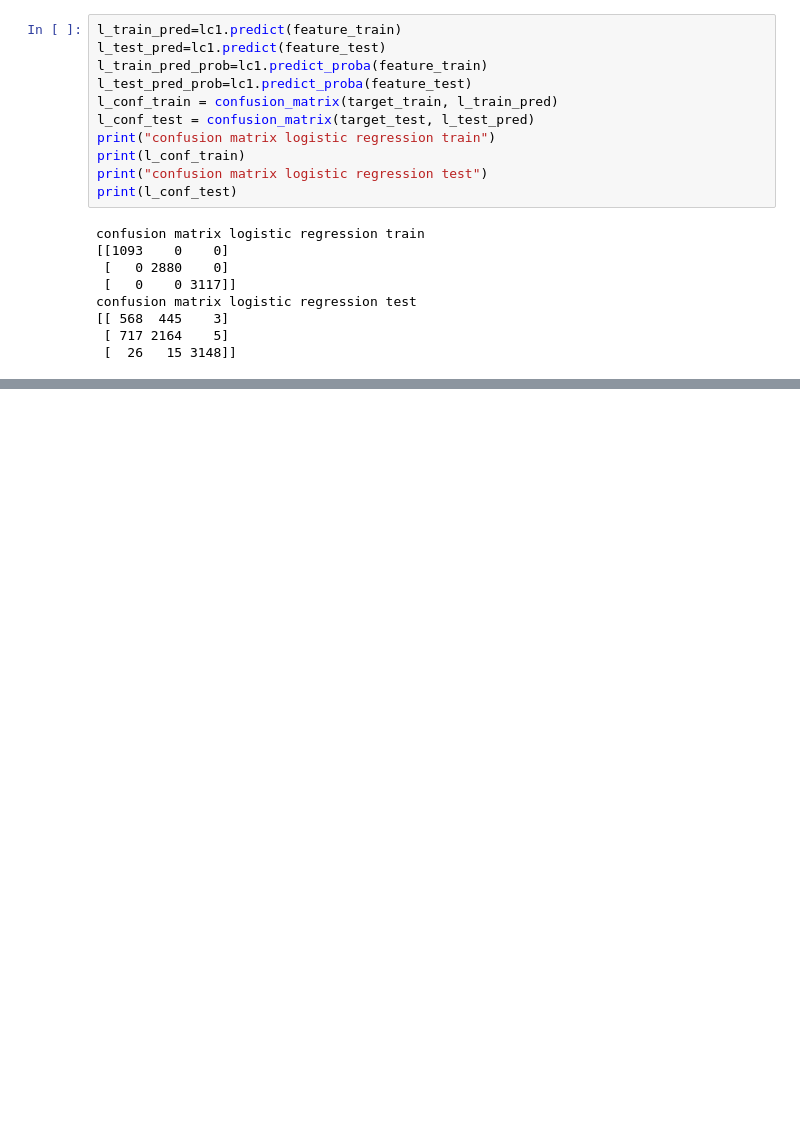
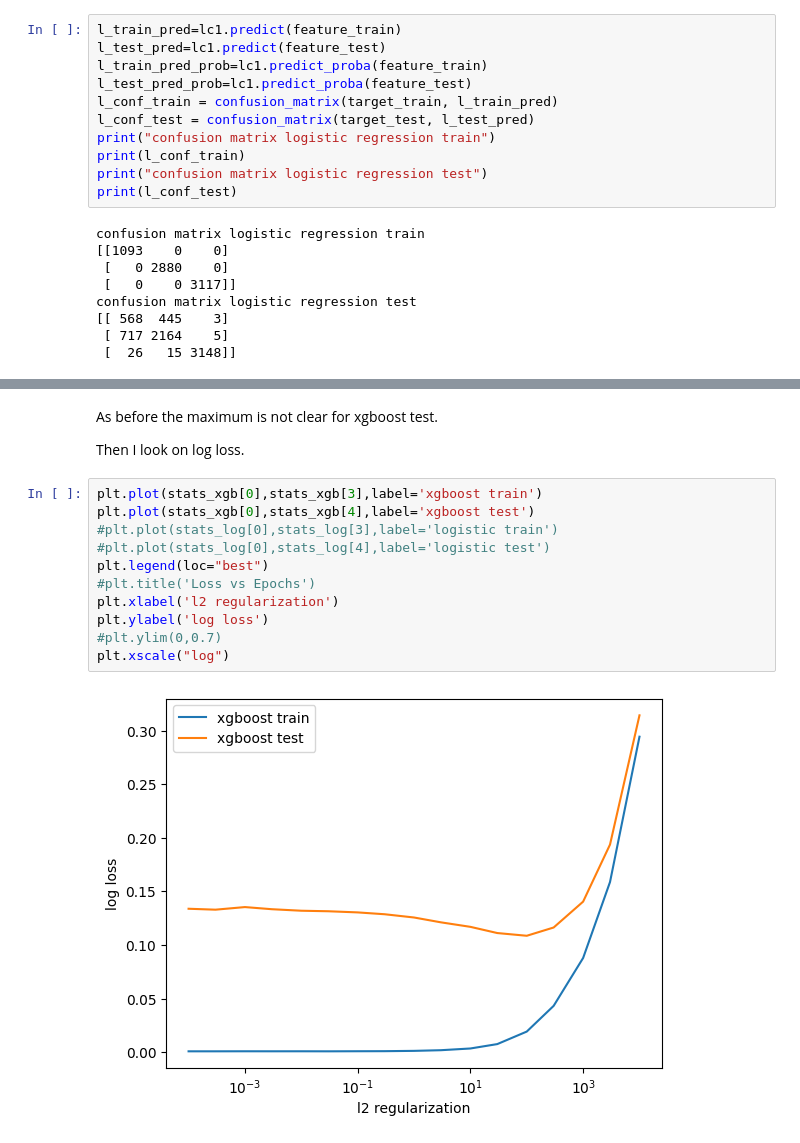
Before and after one commit to tkfritz/astro_images, a Jupyter notebook: three_types_fit1.ipynb, the cells around one changed output, grey strips where cells are left out. Drawn from its saved outputs; the diff is of its cells as text; blank space fills up the shorter version.

```diff
--- a/three_types_fit1.ipynb
+++ b/three_types_fit1.ipynb
@@ -294,0 +362,17 @@ It is clearly worse as before when there were no stars in the sample. For galaxi
+# %% [markdown]
+As before the maximum is not clear for xgboost test.
+
+Then I look on log loss.
+# %%
+plt.plot(stats_xgb[0],stats_xgb[3],label='xgboost train')
+plt.plot(stats_xgb[0],stats_xgb[4],label='xgboost test')
+#plt.plot(stats_log[0],stats_log[3],label='logistic train')
+#plt.plot(stats_log[0],stats_log[4],label='logistic test')
+plt.legend(loc="best")
+#plt.title('Loss vs Epochs')
+plt.xlabel('l2 regularization')
+plt.ylabel('log loss')
+#plt.ylim(0,0.7)
+plt.xscale("log")
+# %% [output]
+[figure, added]
```
Also changed, not shown: parts of 8 cells of this notebook.
